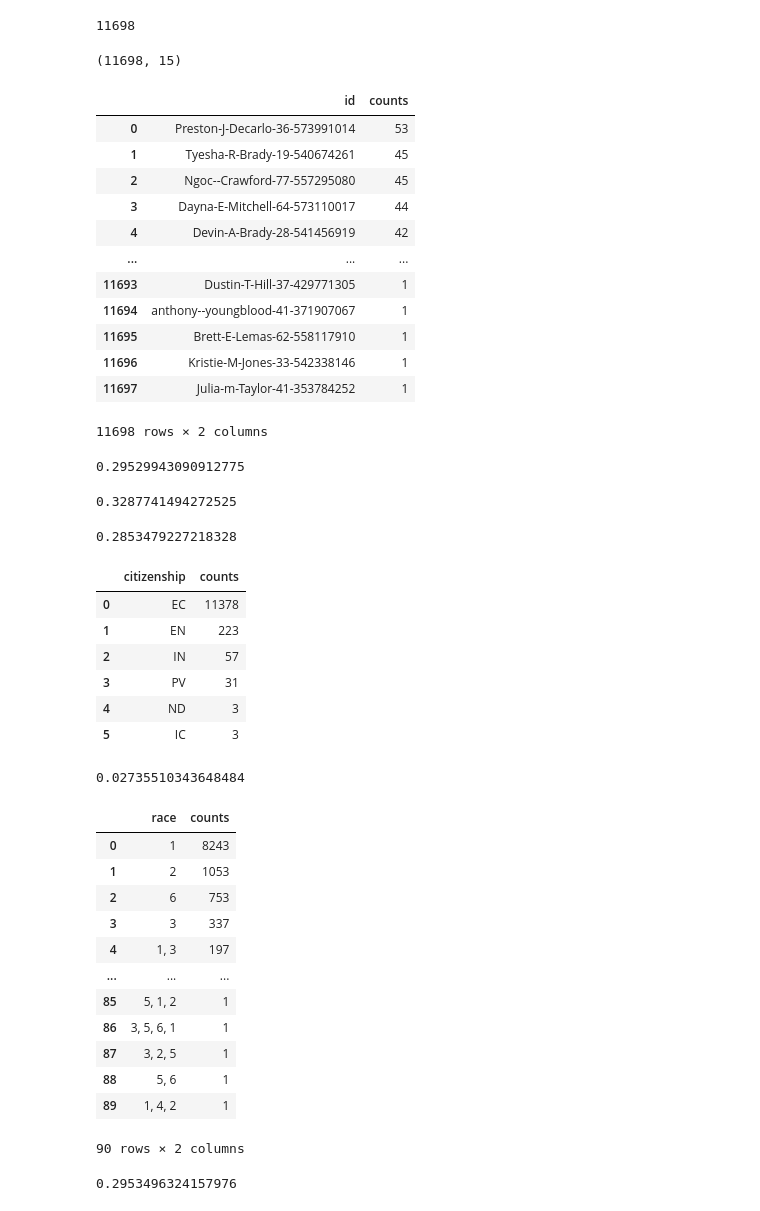
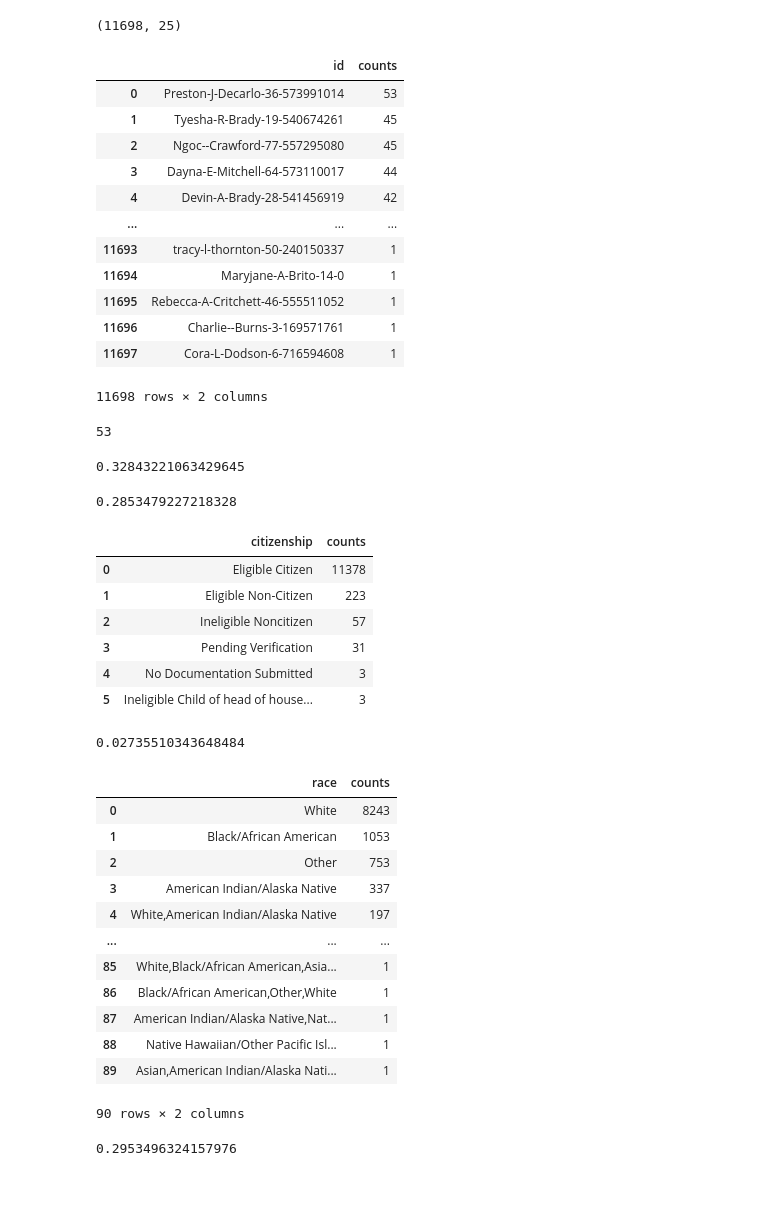
Before and after one commit to dongmeic/LCOG_support, a Jupyter notebook: Lane/hfg_demographic_analysis.ipynb, the cells around one changed output. Drawn from its saved outputs; the diff is of its cells as text; code cells hidden in the pictures.

```diff
--- a/Lane/hfg_demographic_analysis.ipynb
+++ b/Lane/hfg_demographic_analysis.ipynb
@@ -4,5 +4,5 @@
 # %%
 from hfgtools import *
 # %%
-am, am_gdf = get_am_gdf(oa=oa, am=am)
+df, gdf = get_am_gdf(oa=oa, am=am, export=True)
 # %%
@@ -16,2 +22,2 @@ Index(['KeyMember', 'KeyApplication', 'NameLast', 'NameMiddle', 'NameFirst',
 # %%
-am = reorganize_am(am)
+amdf = reorganize_am(am)
@@ -61 +24,3 @@ am.loc[am.KeyApplication==oa.KeyApplication.unique()[1],]
+# %%
+amu = amdf.drop_duplicates(subset=['ID'])
 # %%
@@ -67,15 +32,9 @@ am.Disabled.value_counts().rename_axis('diabled').reset_index(name='counts')
-# %%
-len(am.ID.unique())
-# %% [output]
-11698
-# %%
-amu = am.drop_duplicates(subset=['ID'])
 # %%
 amu.shape
 # %% [output]
-(11698, 15)
+(11698, 25)
 # %%
-am.ID.value_counts().rename_axis('id').reset_index(name='counts')
+amdf.ID.value_counts().rename_axis('id').reset_index(name='counts')
 # %% [output]
 |  | id | counts |
 | 0 | Preston-J-Decarlo-36-573991014 | 53 |
@@ -84,53 +43,53 @@ am.ID.value_counts().rename_axis('id').reset_index(name='counts')
 | 3 | Dayna-E-Mitchell-64-573110017 | 44 |
 | 4 | Devin-A-Brady-28-541456919 | 42 |
 | ... | ... | ... |
-| 11693 | Dustin-T-Hill-37-429771305 | 1 |
-| 11694 | anthony--youngblood-41-371907067 | 1 |
-| 11695 | Brett-E-Lemas-62-558117910 | 1 |
-| 11696 | Kristie-M-Jones-33-542338146 | 1 |
-| 11697 | Julia-m-Taylor-41-353784252 | 1 |
+| 11693 | tracy-l-thornton-50-240150337 | 1 |
+| 11694 | Maryjane-A-Brito-14-0 | 1 |
+| 11695 | Rebecca-A-Critchett-46-555511052 | 1 |
+| 11696 | Charlie--Burns-3-169571761 | 1 |
+| 11697 | Cora-L-Dodson-6-716594608 | 1 |
 11698 rows × 2 columns
-# %%
-14581/am.shape[0]
-# %% [output]
-0.29529943090912775
+# %%
+len(amdf.loc[amdf.ID == 'Preston-J-Decarlo-36-573991014', 'KeyApplication'].unique())
+# %% [output]
+53
 # %%
 amu[amu.Age < 18].shape[0]/amu.shape[0]
 # %% [output]
-0.3287741494272525
+0.32843221063429645
 # %%
 amu[amu.Disabled == 1].shape[0]/amu.shape[0]
 # %% [output]
 0.2853479227218328
 # %%
-amu.Citizenship.value_counts().rename_axis('citizenship').reset_index(name='counts')
+amu.CitizNotes.value_counts().rename_axis('citizenship').reset_index(name='counts')
 # %% [output]
 |  | citizenship | counts |
-| 0 | EC | 11378 |
-| 1 | EN | 223 |
-| 2 | IN | 57 |
-| 3 | PV | 31 |
-| 4 | ND | 3 |
-| 5 | IC | 3 |
+| 0 | Eligible Citizen | 11378 |
+| 1 | Eligible Non-Citizen | 223 |
+| 2 | Ineligible Noncitizen | 57 |
+| 3 | Pending Verification | 31 |
+| 4 | No Documentation Submitted | 3 |
+| 5 | Ineligible Child of head of house... | 3 |
 # %%
 1 - 11378/amu.shape[0]
 # %% [output]
 0.02735510343648484
 # %%
-amu.Race.value_counts().rename_axis('race').reset_index(name='counts')
+amu.RaceNotes.value_counts().rename_axis('race').reset_index(name='counts')
 # %% [output]
 |  | race | counts |
-| 0 | 1 | 8243 |
-| 1 | 2 | 1053 |
-| 2 | 6 | 753 |
-| 3 | 3 | 337 |
-| 4 | 1, 3 | 197 |
+| 0 | White | 8243 |
+| 1 | Black/African American | 1053 |
+| 2 | Other | 753 |
+| 3 | American Indian/Alaska Native | 337 |
+| 4 | White,American Indian/Alaska Native | 197 |
 | ... | ... | ... |
-| 85 | 5, 1, 2 | 1 |
-| 86 | 3, 5, 6, 1 | 1 |
-| 87 | 3, 2, 5 | 1 |
-| 88 | 5, 6 | 1 |
-| 89 | 1, 4, 2 | 1 |
+| 85 | White,Black/African American,Asia... | 1 |
+| 86 | Black/African American,Other,White | 1 |
+| 87 | American Indian/Alaska Native,Nat... | 1 |
+| 88 | Native Hawaiian/Other Pacific Isl... | 1 |
+| 89 | Asian,American Indian/Alaska Nati... | 1 |
 90 rows × 2 columns
 # %%
 1 - 8243/amu.shape[0]
```
Also changed, not shown: parts of 27 cells of this notebook, 2 other files.
